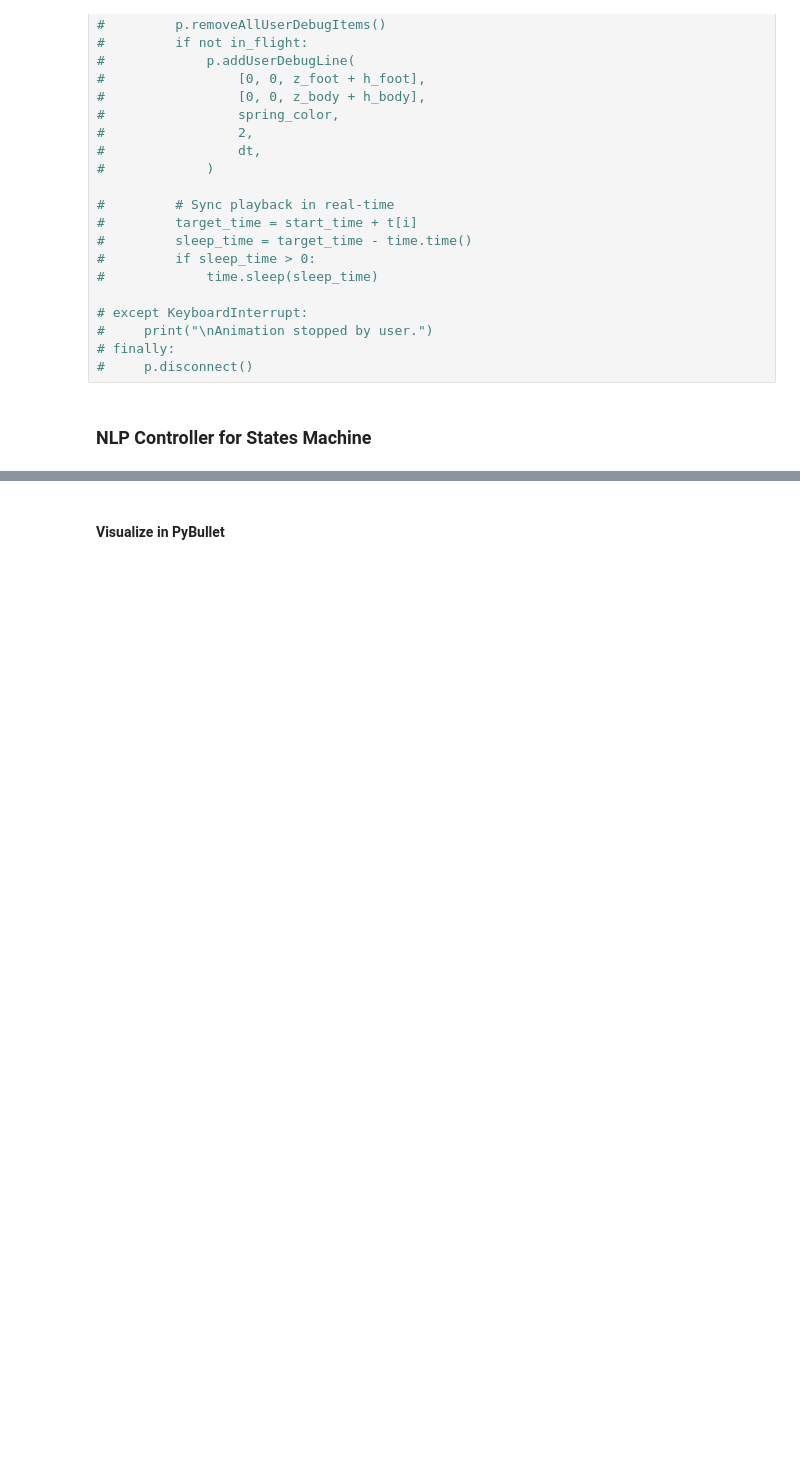
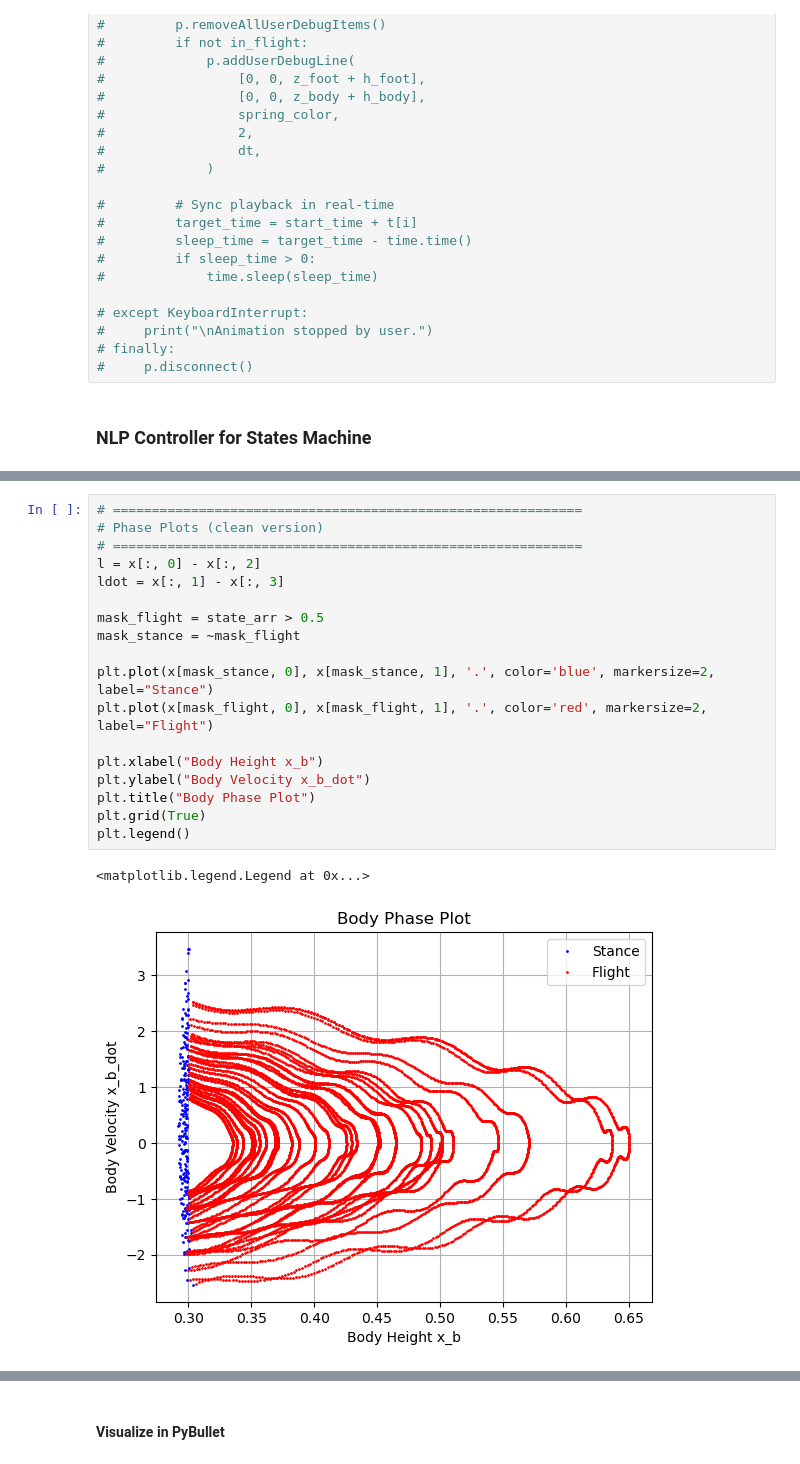
Before and after one commit to thecleverbanana/hopper_sim, a Jupyter notebook: notebooks/GRP_hopper.ipynb, the cells around one changed output, grey strips where cells are left out. Saved outputs shown, nothing was run; the diff lists cells and outputs as text; blank space fills up the shorter version.

```diff
--- a/notebooks/GRP_hopper.ipynb
+++ b/notebooks/GRP_hopper.ipynb
@@ -571,3 +609,24 @@ plt.show()
+# %%
+# ============================================================
+# Phase Plots (clean version)
+# ============================================================
+l = x[:, 0] - x[:, 2]
+ldot = x[:, 1] - x[:, 3]
+
+mask_flight = state_arr > 0.5
+mask_stance = ~mask_flight
+
+plt.plot(x[mask_stance, 0], x[mask_stance, 1], '.', color='blue', markersize=2, label="Stance")
+plt.plot(x[mask_flight, 0], x[mask_flight, 1], '.', color='red', markersize=2, label="Flight")
+
+plt.xlabel("Body Height x_b")
+plt.ylabel("Body Velocity x_b_dot")
+plt.title("Body Phase Plot")
+plt.grid(True)
+plt.legend()
+# %% [output]
+<matplotlib.legend.Legend at 0x...>
+[figure, added]
 # %%
 # ============================================================
 # Phase Plots (added)
```
Also changed, not shown: parts of 5 cells of this notebook, 7 other files.
